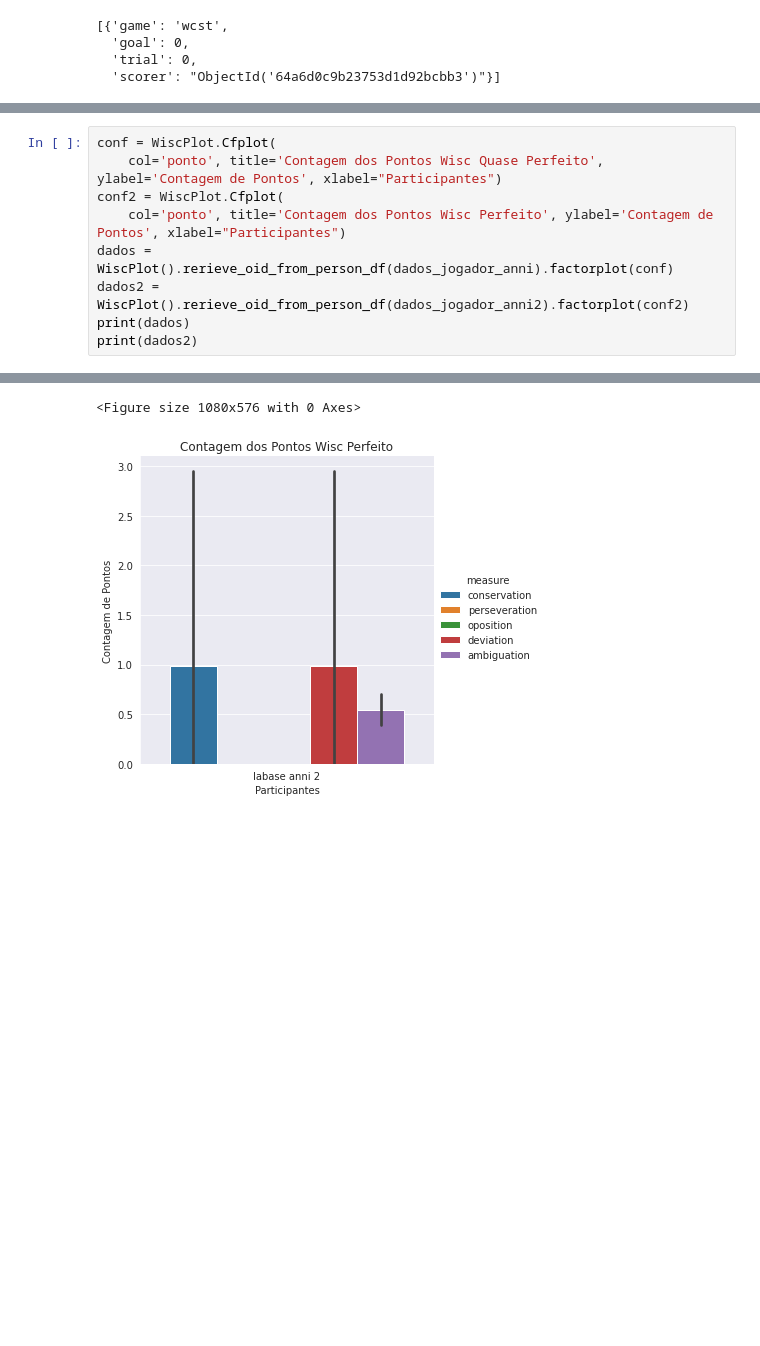
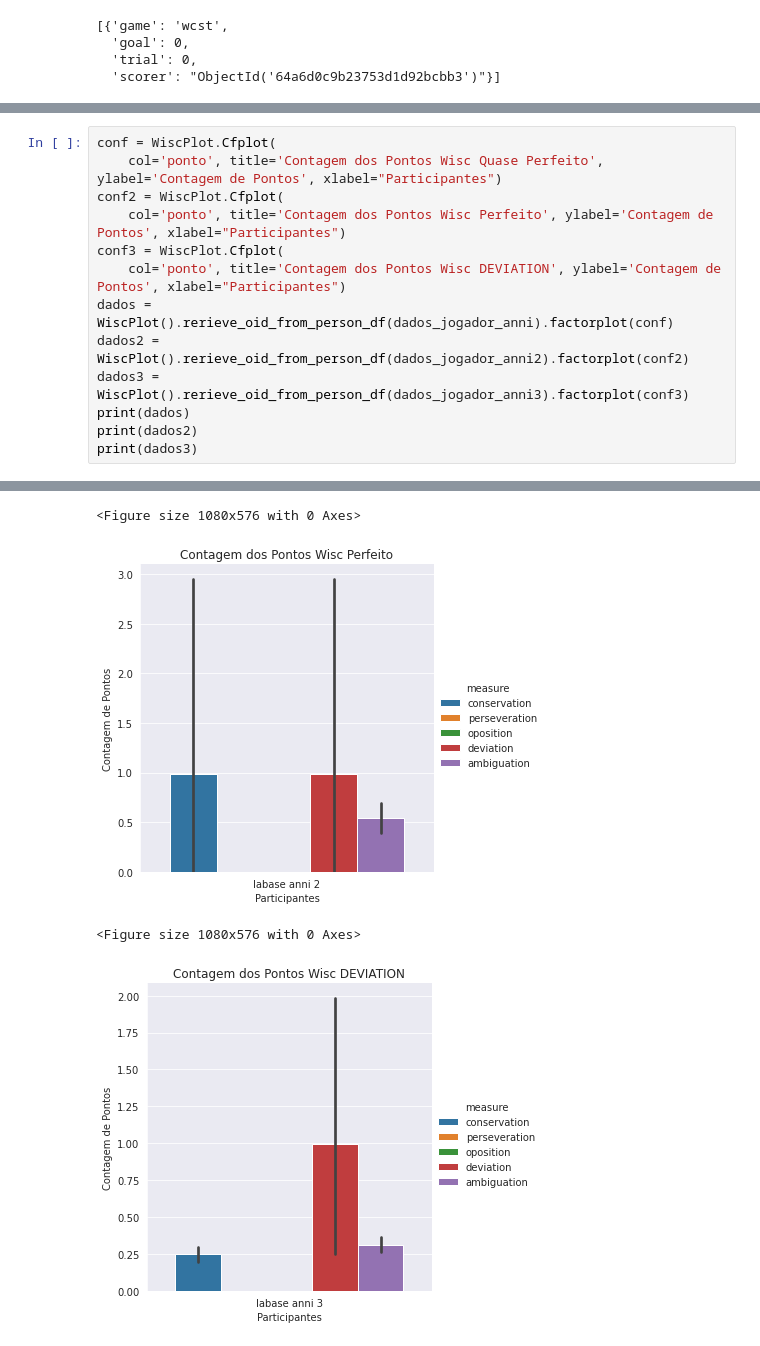
Before and after one commit to AnniProvietti/RIO20, a Jupyter notebook: fono_ceo-master/ipynb/dev/wcst.ipynb, the cells around one changed output, grey strips where cells are left out. Saved outputs shown, nothing was run; the diff lists cells and outputs as text; blank space fills up the shorter version.

```diff
--- a/fono_ceo-master/ipynb/dev/wcst.ipynb
+++ b/fono_ceo-master/ipynb/dev/wcst.ipynb
@@ -303,10 +326,14 @@ conf = WiscPlot.Cfplot(
     col='ponto', title='Contagem dos Pontos Wisc Quase Perfeito', ylabel='Contagem de Pontos', xlabel="Participantes")
 conf2 = WiscPlot.Cfplot(
     col='ponto', title='Contagem dos Pontos Wisc Perfeito', ylabel='Contagem de Pontos', xlabel="Participantes")
+conf3 = WiscPlot.Cfplot(
+    col='ponto', title='Contagem dos Pontos Wisc DEVIATION', ylabel='Contagem de Pontos', xlabel="Participantes")
 dados = WiscPlot().rerieve_oid_from_person_df(dados_jogador_anni).factorplot(conf)
 dados2 = WiscPlot().rerieve_oid_from_person_df(dados_jogador_anni2).factorplot(conf2)
+dados3 = WiscPlot().rerieve_oid_from_person_df(dados_jogador_anni3).factorplot(conf3)
 print(dados)
 print(dados2)
+print(dados3)
 # %% [output]
 None
 None
@@ -313,7 +341,9 @@ None
 <Figure size 1080x576 with 0 Axes>
 [figure]
 <Figure size 1080x576 with 0 Axes>
 [figure]
+<Figure size 1080x576 with 0 Axes>
+[figure, added]
 # %%
 conf = WiscPlot.Cfplot(
     col='ponto', title='Gráfico de Violino das medidas do Wisc Quase Perfeito', ylabel='frequência das incidência',
```
Also changed, not shown: parts of 19 cells of this notebook, 1 other file.
